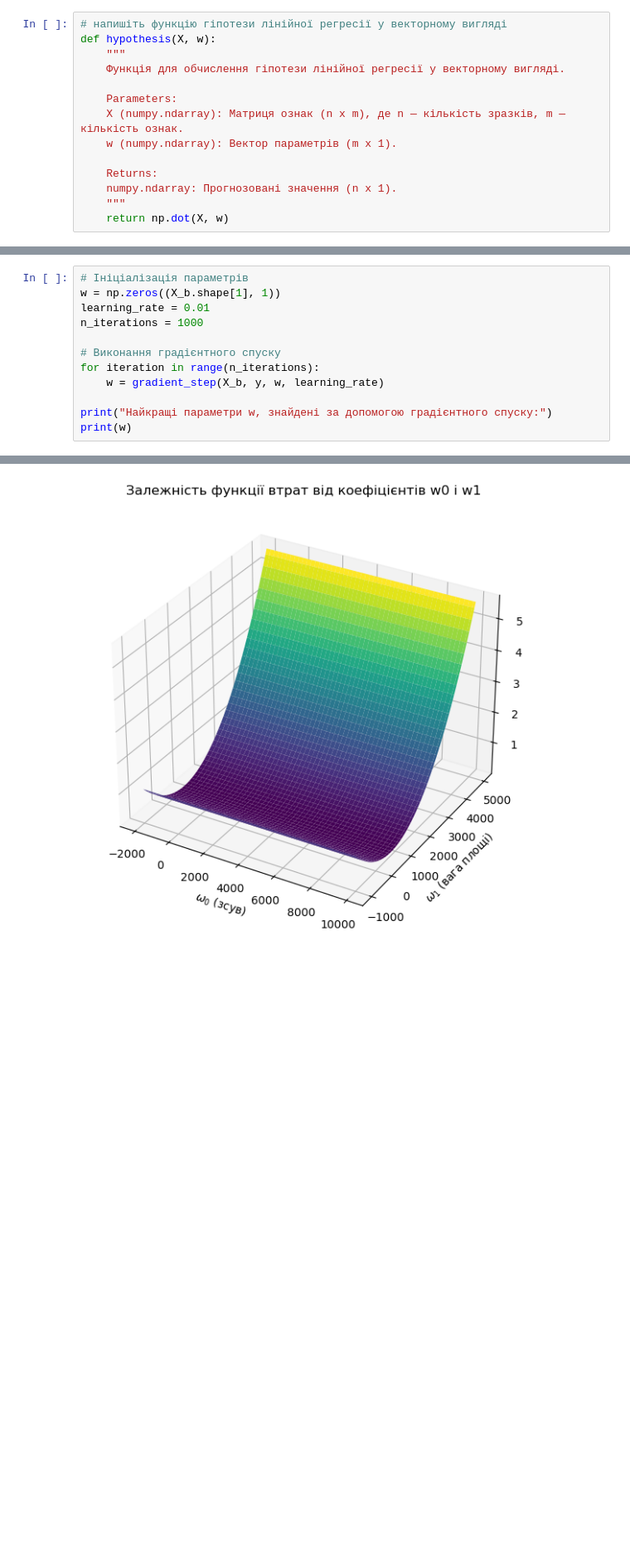
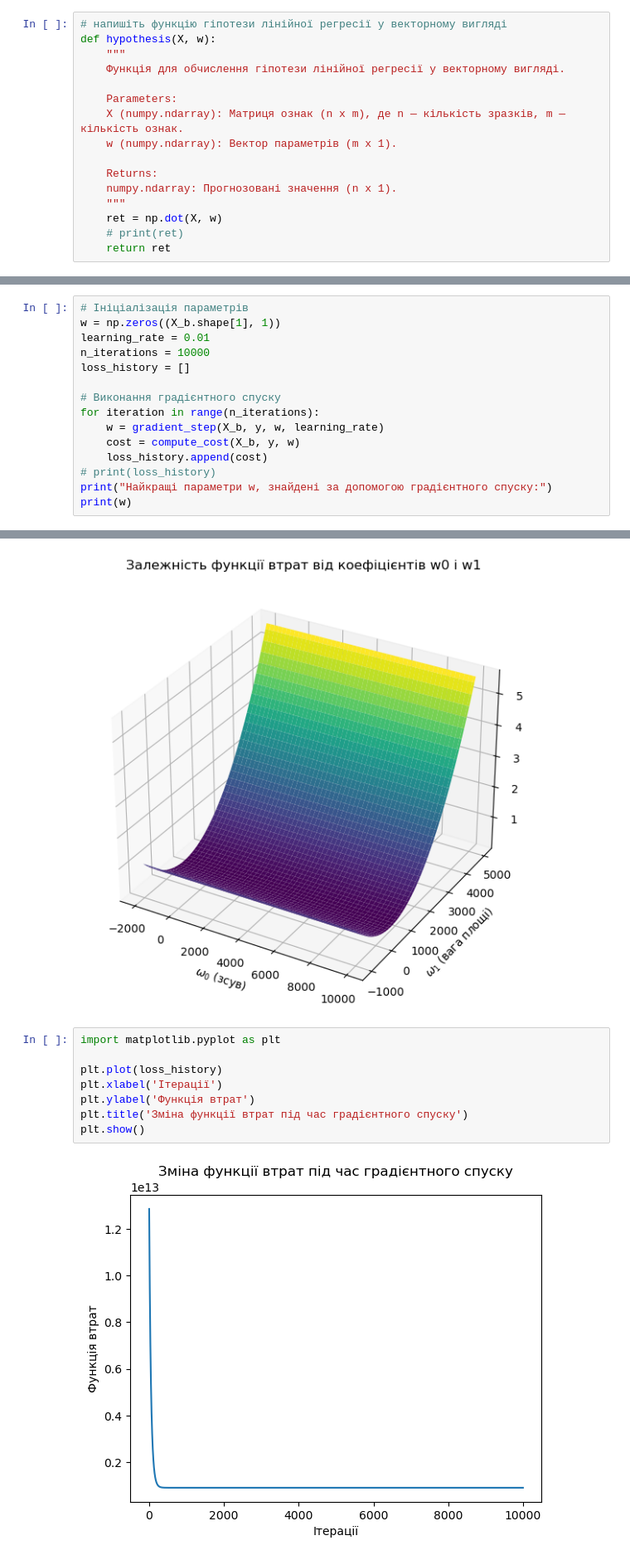
Before and after one commit to Lifasirko/goit-ds-hw3, a Jupyter notebook: Hw3.ipynb, the cells around one changed output, grey strips where cells are left out. Shown at 83% size. Drawn from its saved outputs; the diff is of its cells as text; blank space fills up the shorter version.

```diff
--- a/Hw3.ipynb
+++ b/Hw3.ipynb
@@ -20,7 +41,9 @@ def hypothesis(X, w):
     Returns:
     numpy.ndarray: Прогнозовані значення (n x 1).
     """
-    return np.dot(X, w)
+    ret = np.dot(X, w)
+    # print(ret)
+    return ret
 # %%
 # створіть функцію для обчислення функції втрат у векторному вигляді
 def compute_cost(X, y, w):
@@ -74,12 +99,15 @@ X_b = np.c_[np.ones((X.shape[0], 1)), X]
 # Ініціалізація параметрів
 w = np.zeros((X_b.shape[1], 1))
 learning_rate = 0.01
-n_iterations = 1000
+n_iterations = 10000
+loss_history = []
 
 # Виконання градієнтного спуску
 for iteration in range(n_iterations):
     w = gradient_step(X_b, y, w, learning_rate)
-
+    cost = compute_cost(X_b, y, w)
+    loss_history.append(cost)
+# print(loss_history)
 print("Найкращі параметри w, знайдені за допомогою градієнтного спуску:")
 print(w)
 # %% [output]
@@ -171,3 +271,13 @@ ax.set_zlabel('Функція втрат (MSE)')
 plt.show()
 # %% [output]
 [figure]
+# %%
+import matplotlib.pyplot as plt
+
+plt.plot(loss_history)
+plt.xlabel('Ітерації')
+plt.ylabel('Функція втрат')
+plt.title('Зміна функції втрат під час градієнтного спуску')
+plt.show()
+# %% [output]
+[figure, added]
```
Also changed, not shown: parts of 8 cells of this notebook.
